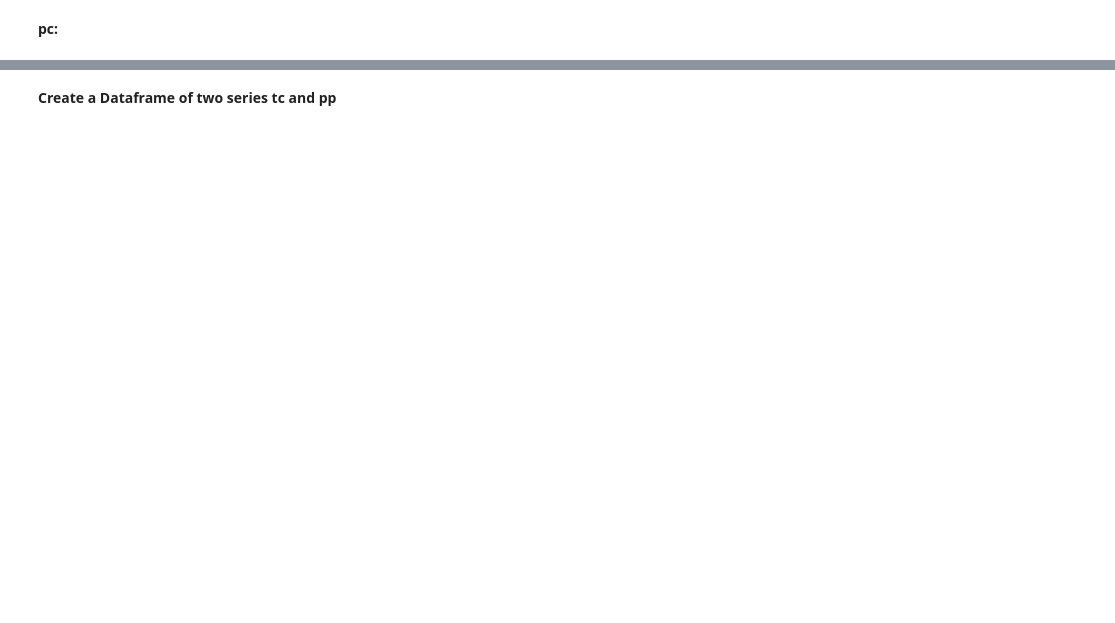
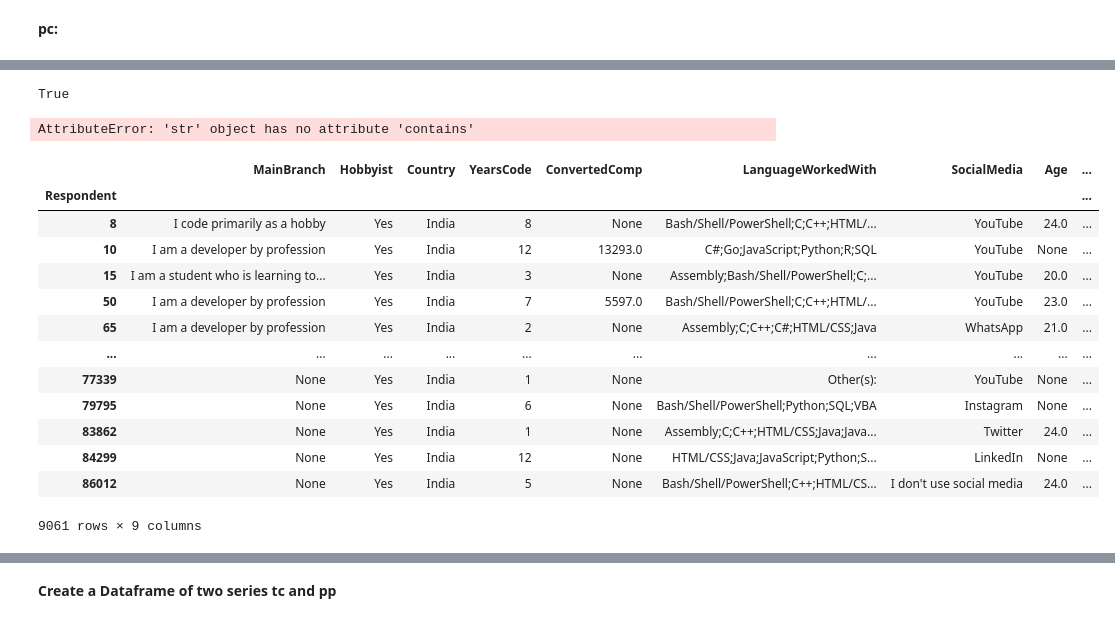
Before and after one commit to ehtisham-sadiq/Python-Backend, a Jupyter notebook: NumPy_Pandas_Tutorials/Aggregation_Grouping.ipynb, the cells around one changed output, grey strips where cells are left out. Saved outputs shown, nothing was run; the diff lists cells and outputs as text; code cells hidden in the pictures; blank space fills up the shorter version.

```diff
--- a/NumPy_Pandas_Tutorials/Aggregation_Grouping.ipynb
+++ b/NumPy_Pandas_Tutorials/Aggregation_Grouping.ipynb
@@ -1076,0 +1375,28 @@ df.loc[:, 'LanguageWorkedWith']
+# %%
+text = "Hello, World!"
+
+print("Hello" in text)
+# text.c
+print(text.contains("Hello"))
+# %% [output]
+True
+AttributeError: 'str' object has no attribute 'contains'
+# %%
+obj = df.groupby('Country').get_group('India')
+# %%
+obj
+# %% [output]
+|  | MainBranch | Hobbyist | Country | YearsCode | ConvertedComp | LanguageWorkedWith | SocialMedia | Age | ... |
+| Respondent |  |  |  |  |  |  |  |  | ... |
+| 8 | I code primarily as a hobby | Yes | India | 8 | None | Bash/Shell/PowerShell;C;C++;HTML/... | YouTube | 24.0 | ... |
+| 10 | I am a developer by profession | Yes | India | 12 | 13293.0 | C#;Go;JavaScript;Python;R;SQL | YouTube | None | ... |
+| 15 | I am a student who is learning to... | Yes | India | 3 | None | Assembly;Bash/Shell/PowerShell;C;... | YouTube | 20.0 | ... |
+| 50 | I am a developer by profession | Yes | India | 7 | 5597.0 | Bash/Shell/PowerShell;C;C++;HTML/... | YouTube | 23.0 | ... |
+| 65 | I am a developer by profession | Yes | India | 2 | None | Assembly;C;C++;C#;HTML/CSS;Java | WhatsApp | 21.0 | ... |
+| ... | ... | ... | ... | ... | ... | ... | ... | ... | ... |
+| 77339 | None | Yes | India | 1 | None | Other(s): | YouTube | None | ... |
+| 79795 | None | Yes | India | 6 | None | Bash/Shell/PowerShell;Python;SQL;VBA | Instagram | None | ... |
+| 83862 | None | Yes | India | 1 | None | Assembly;C;C++;HTML/CSS;Java;Java... | Twitter | 24.0 | ... |
+| 84299 | None | Yes | India | 12 | None | HTML/CSS;Java;JavaScript;Python;S... | LinkedIn | None | ... |
+| 86012 | None | Yes | India | 5 | None | Bash/Shell/PowerShell;C++;HTML/CS... | I don't use social media | 24.0 | ... |
+9061 rows × 9 columns
```
Also changed, not shown: parts of 68 cells of this notebook.
